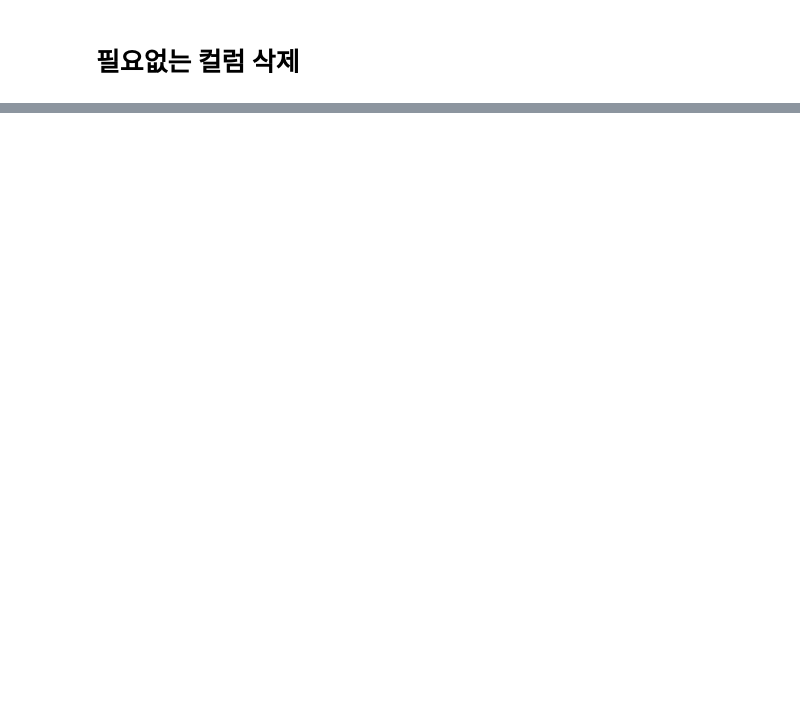
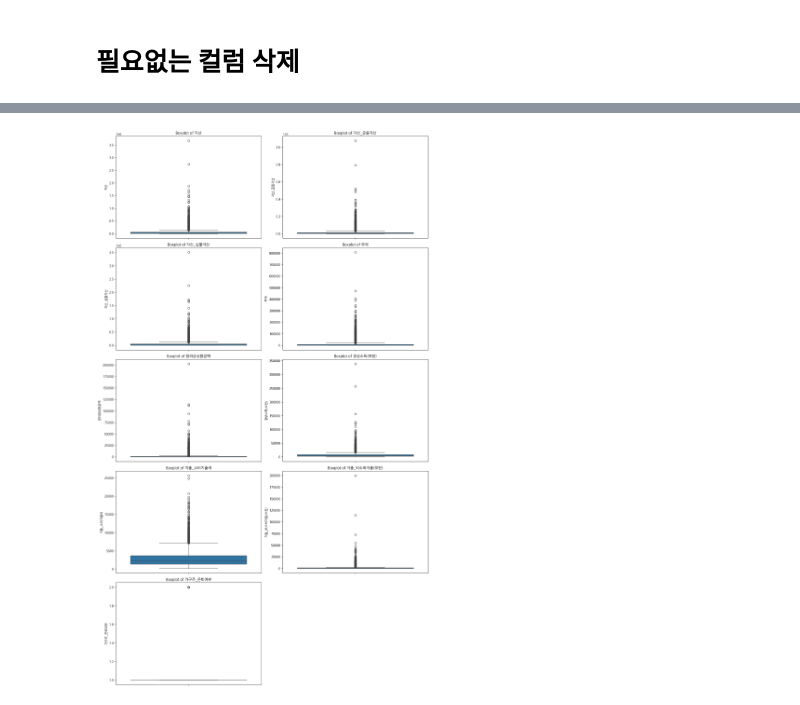
Before and after one commit to seonae0223/mid_project, a Jupyter notebook: 소득_분위_결정_요인_분석_및_예측.ipynb, the cells around one changed output, grey strips where cells are left out. Saved outputs shown, nothing was run; the diff lists cells and outputs as text; code cells hidden in the pictures; blank space fills up the shorter version.

```diff
--- a/소득_분위_결정_요인_분석_및_예측.ipynb
+++ b/소득_분위_결정_요인_분석_및_예측.ipynb
@@ -2,0 +5,3 @@
+# %%
+plt.rcParams['font.family'] = 'NanumGothic'    #사용 방법1
+print(plt.rcParams['font.family'], plt.rcParams['font.size'])   # 폰트확인
@@ -188 +88,3 @@ df_income_cleaned.to_csv('df_income_cleaned.csv', index=False)
+# %%
+df_income.drop(columns=['Unnamed: 0'], inplace=True)
 # %%
@@ -219,0 +185,27 @@ None
+# %%
+import matplotlib.pyplot as plt
+import seaborn as sns
+
+# 출력할 컬럼들 리스트
+columns_to_plot = ['자산', '자산_금융자산', '자산_실물자산', '부채', '원리금상환금액', '경상소득(보완)',
+                    '지출_소비지출비', '지출_비소비지출(보완)', '가구주_은퇴여부']  # 원하는 컬럼 이름들로 변경
+
+# 컬럼 수에 따라 행과 열 설정 (한 행에 3개의 그래프)
+num_columns = 2  # 한 행에 3개의 그래프를 배치
+num_rows = (len(columns_to_plot) + num_columns - 1) // num_columns  # 필요한 행의 개수 계산
+
+plt.figure(figsize=(15, 5 * num_rows))  # 전체 그래프의 크기 설정
+
+# 각 컬럼에 대해 boxplot 그리기
+for i, column in enumerate(columns_to_plot, 1):
+    plt.subplot(num_rows, num_columns, i)
+    sns.boxplot(data=df_income, y=column)
+    plt.title(f'Boxplot of {column}')
+
+# 그래프 간 간격 자동 조정
+plt.tight_layout()
+
+# 그래프 출력
+plt.show()
+# %% [output]
+[figure, added]
```
Also changed, not shown: parts of 26 cells of this notebook.
